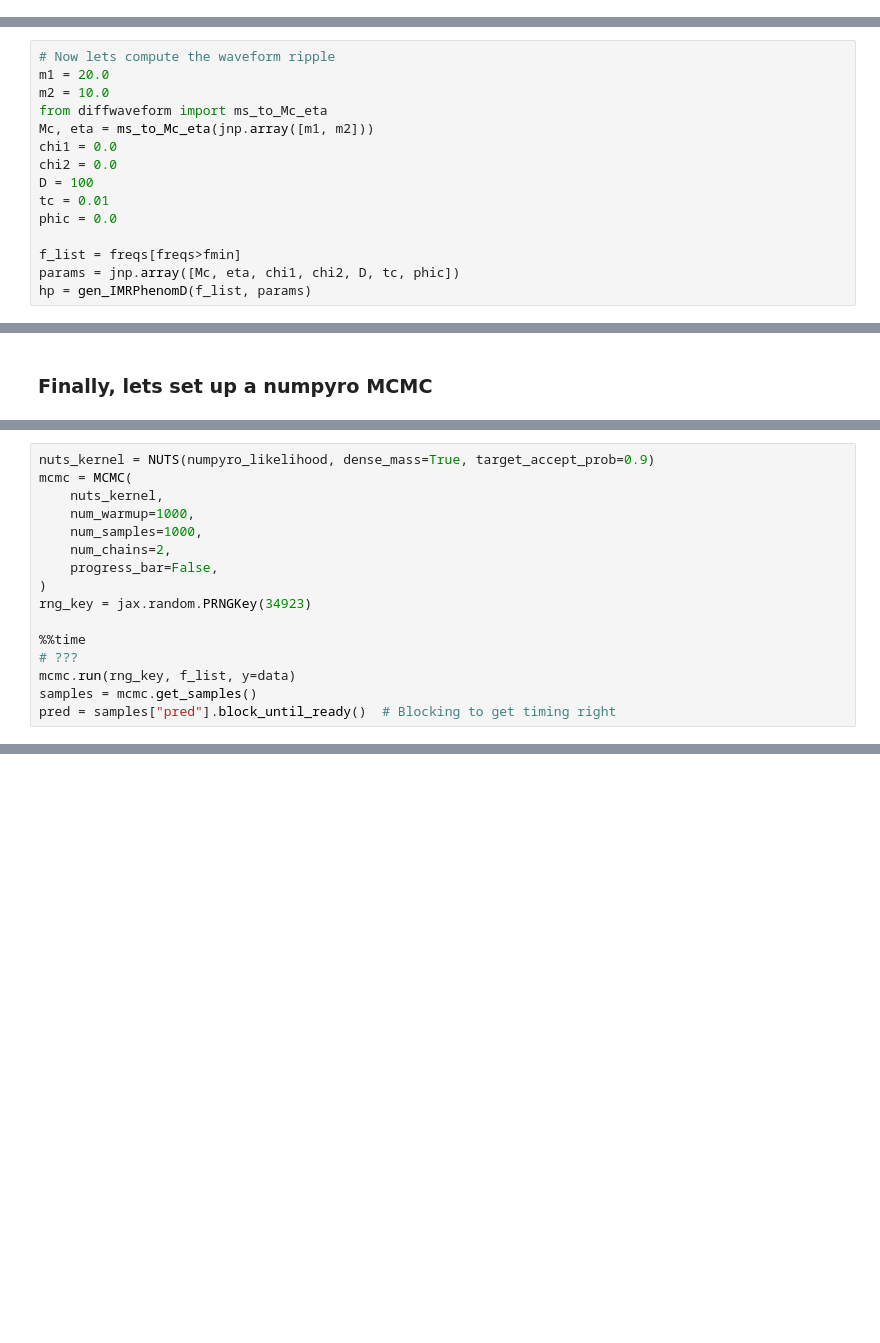
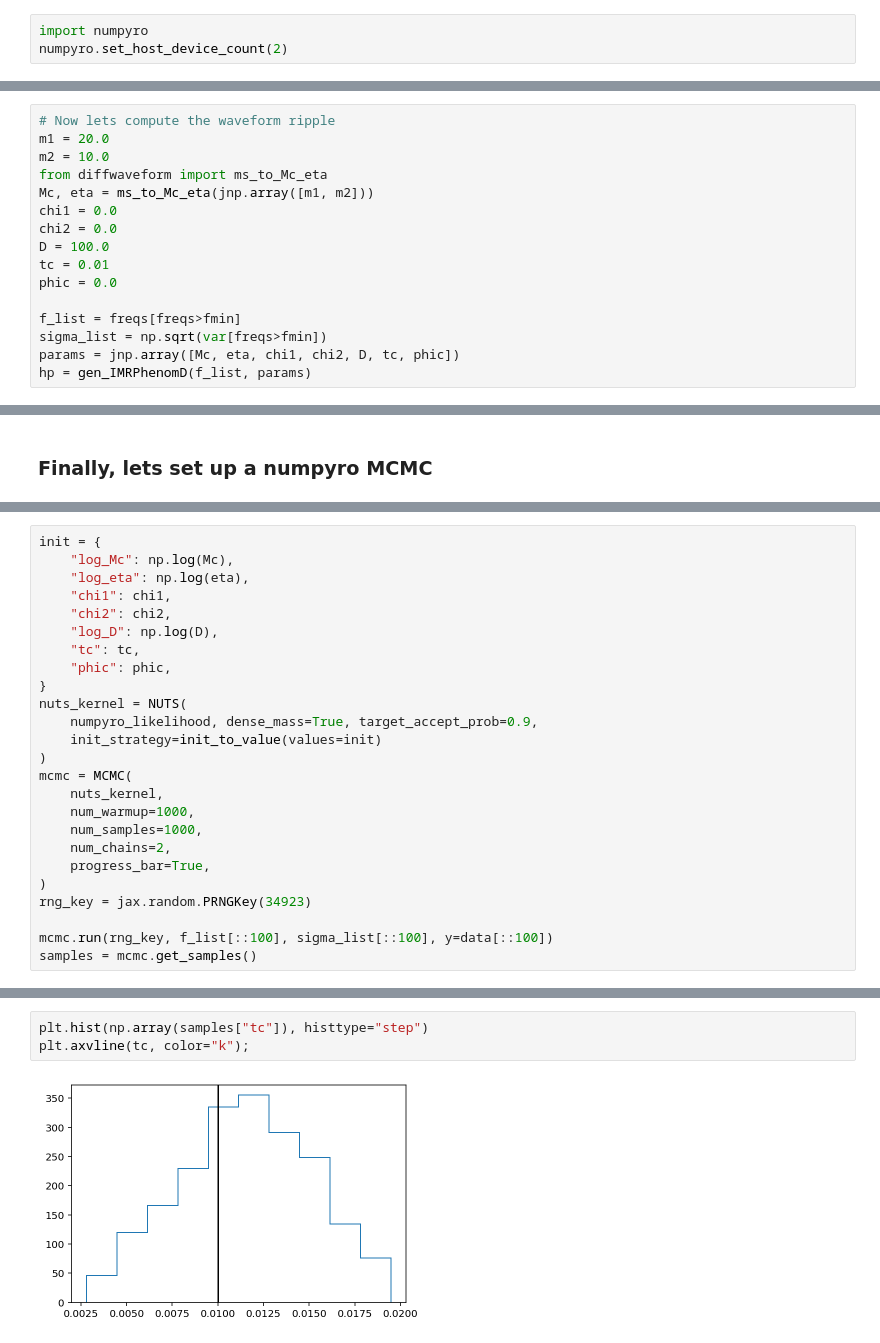
Before and after one commit to tedwards2412/GWPE_JAX, a Jupyter notebook: Notebooks/PE_firstlook.ipynb, the cells around one changed output, grey strips where cells are left out. Drawn from its saved outputs; the diff is of its cells as text; blank space fills up the shorter version.

```diff
--- a/Notebooks/PE_firstlook.ipynb
+++ b/Notebooks/PE_firstlook.ipynb
@@ -6,3 +3,6 @@ Populating the interactive namespace from numpy and matplotlib
+# %%
+import numpyro
+numpyro.set_host_device_count(2)
 # %%
 import scipy.signal as ssig
 import lalsimulation as lalsim
@@ -101,11 +101,12 @@ from diffwaveform import ms_to_Mc_eta
 Mc, eta = ms_to_Mc_eta(jnp.array([m1, m2]))
 chi1 = 0.0
 chi2 = 0.0
-D = 100
+D = 100.0
 tc = 0.01
 phic = 0.0
 
 f_list = freqs[freqs>fmin]
+sigma_list = np.sqrt(var[freqs>fmin])
 params = jnp.array([Mc, eta, chi1, chi2, D, tc, phic])
 hp = gen_IMRPhenomD(f_list, params)
 # %%
@@ -157,16 +165,25 @@ def numpyro_likelihood(f, Y):
 # %%
-nuts_kernel = NUTS(numpyro_likelihood, dense_mass=True, target_accept_prob=0.9)
+init = {
+    "log_Mc": np.log(Mc),
+    "log_eta": np.log(eta),
+    "chi1": chi1,
+    "chi2": chi2,
+    "log_D": np.log(D),
+    "tc": tc,
+    "phic": phic,
+}
+nuts_kernel = NUTS(
+    numpyro_likelihood, dense_mass=True, target_accept_prob=0.9,
+    init_strategy=init_to_value(values=init)
+)
 mcmc = MCMC(
     nuts_kernel,
     num_warmup=1000,
     num_samples=1000,
     num_chains=2,
-    progress_bar=False,
+    progress_bar=True,
 )
 rng_key = jax.random.PRNGKey(34923)
 
-%%time
-# ???
-mcmc.run(rng_key, f_list, y=data)
+mcmc.run(rng_key, f_list[::100], sigma_list[::100], y=data[::100])
 samples = mcmc.get_samples()
-pred = samples["pred"].block_until_ready()  # Blocking to get timing right
@@ -172,0 +195,5 @@ pred = samples["pred"].block_until_ready()  # Blocking to get timing right
+# %%
+plt.hist(np.array(samples["tc"]), histtype="step")
+plt.axvline(tc, color="k");
+# %% [output]
+[figure, added]
```
Also changed, not shown: parts of 7 cells of this notebook.
